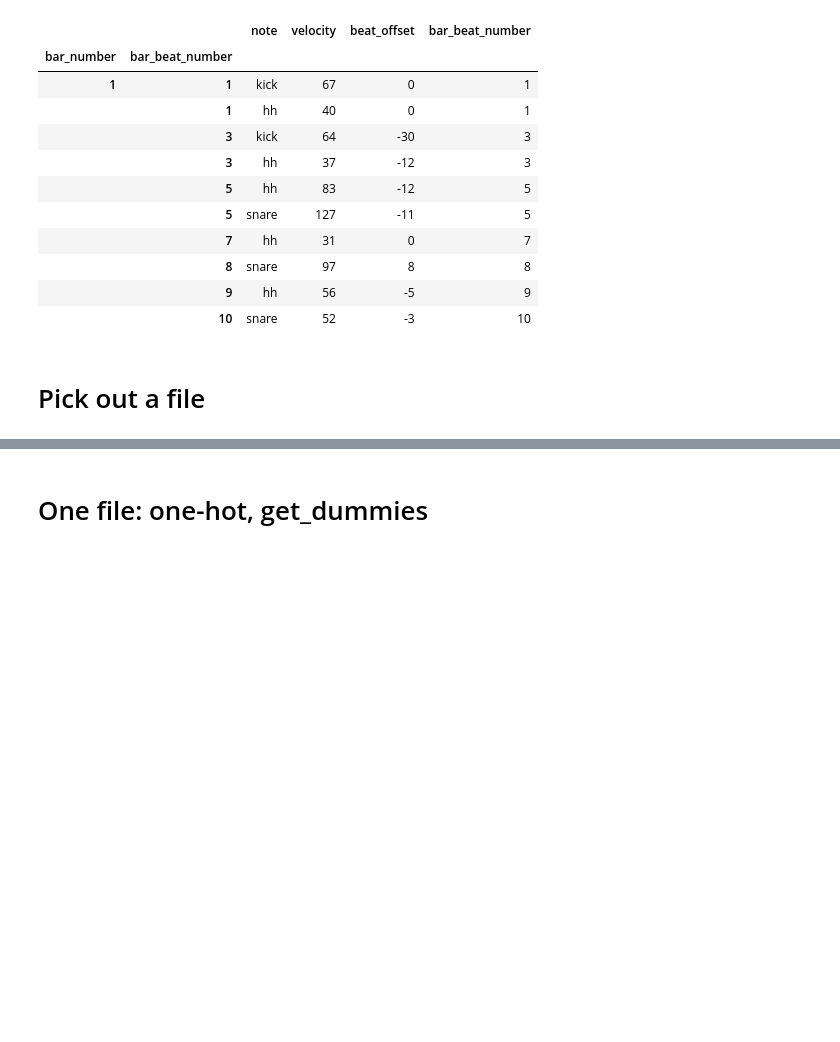
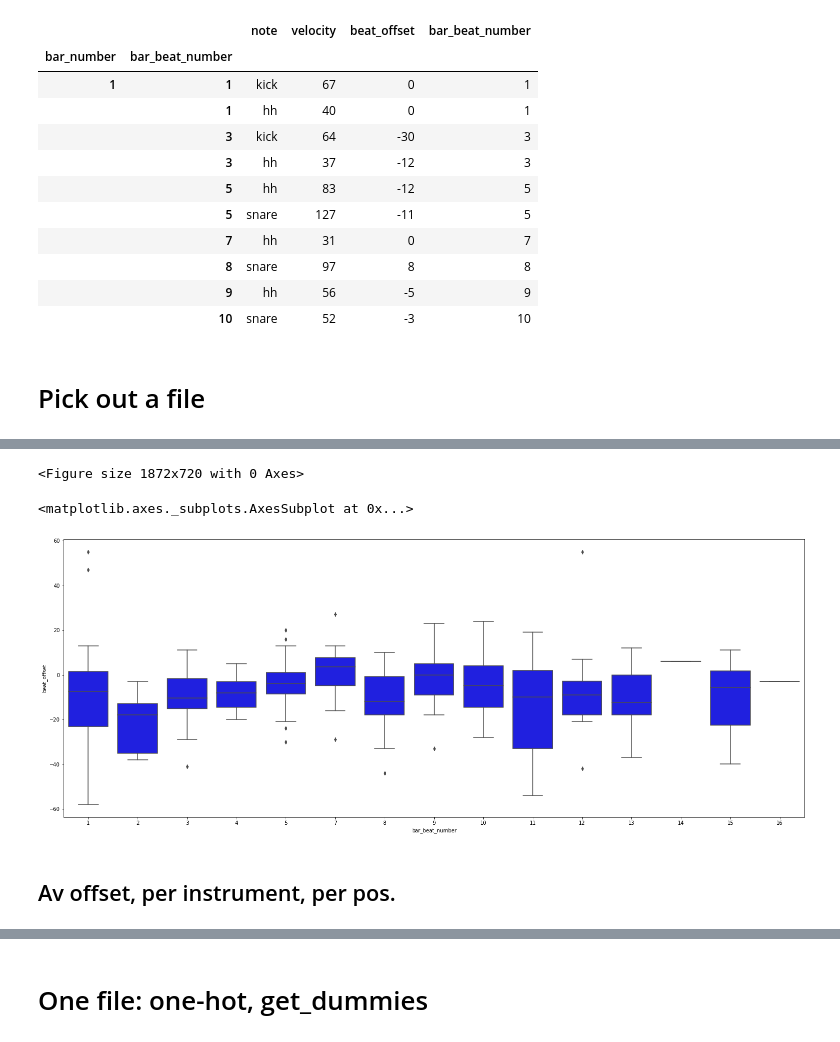
Before and after one commit to curtiscu/LYIT, a Jupyter notebook: LoadAllTheThings.ipynb, the cells around one changed output, grey strips where cells are left out. Cells and saved outputs as stored; diff of their text form; code cells hidden in the pictures; blank space fills up the shorter version.

```diff
--- a/LoadAllTheThings.ipynb
+++ b/LoadAllTheThings.ipynb
@@ -204,0 +333,13 @@ df1 = test_data.tight_df.copy()
+# %%
+plt.figure(figsize=(26, 10))
+sns.boxplot(y='beat_offset', x='bar_beat_number',
+                 data=df1,
+            color='blue')
+                 #palette="colorblind")
+                 #hue='note')
+# %% [output]
+<Figure size 1872x720 with 0 Axes>
+<matplotlib.axes._subplots.AxesSubplot at 0x...>
+[figure, added]
+# %% [markdown]
+## Av offset, per instrument, per pos.
```
Also changed, not shown: parts of 32 cells of this notebook.
